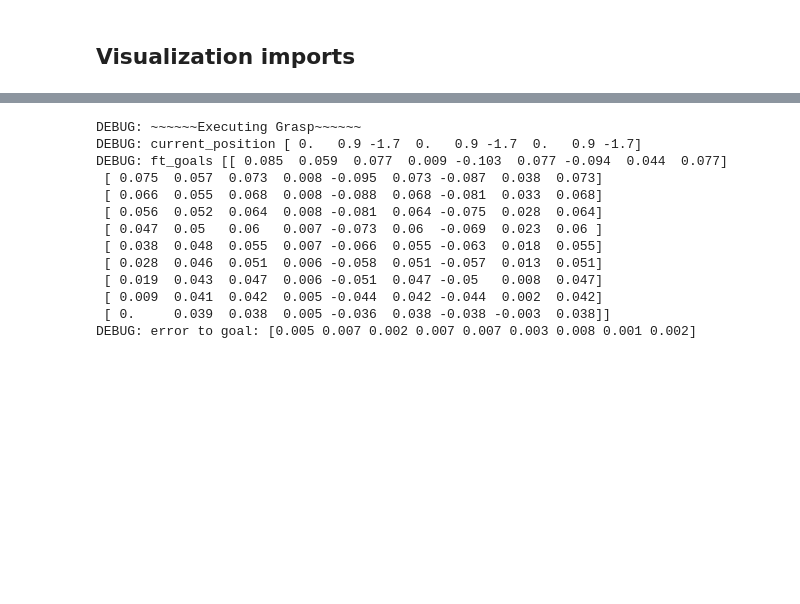
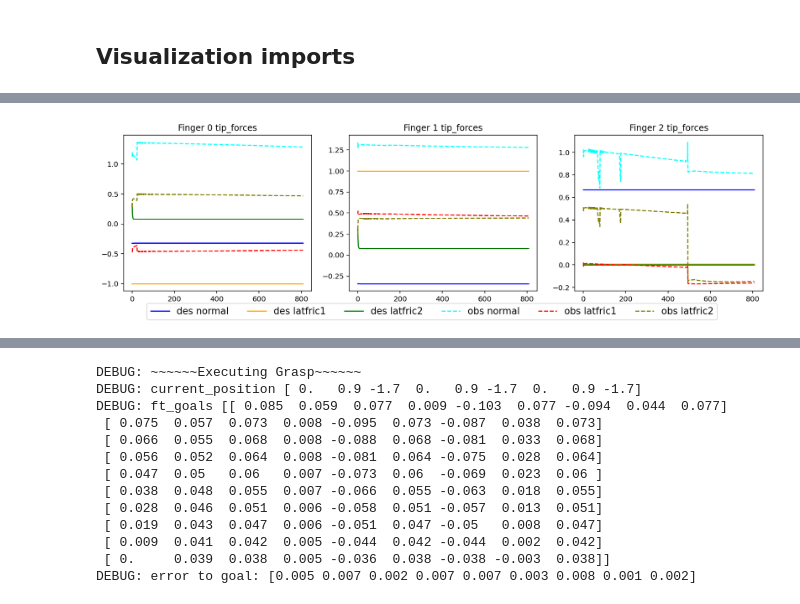
Before and after one commit to krishpop/benchmark-rrc, a Jupyter notebook: notebooks/visualization.ipynb, the cells around one changed output, grey strips where cells are left out. Cells and saved outputs as stored; diff of their text form; code cells hidden in the pictures; blank space fills up the shorter version.

```diff
--- a/notebooks/visualization.ipynb
+++ b/notebooks/visualization.ipynb
@@ -108,0 +141,6 @@ plot_des_obs_forces(force_df)
+# %%
+obs_data = get_data(full_df, 'obs_tip_forces')
+des_data = get_data(full_df, 'des_tip_forces')
+plot_3f_des_obs_data(des_data, obs_data, title='tip_forces')
+# %% [output]
+[figure, added]
```
Also changed, not shown: parts of 10 cells of this notebook, 8 other files.
